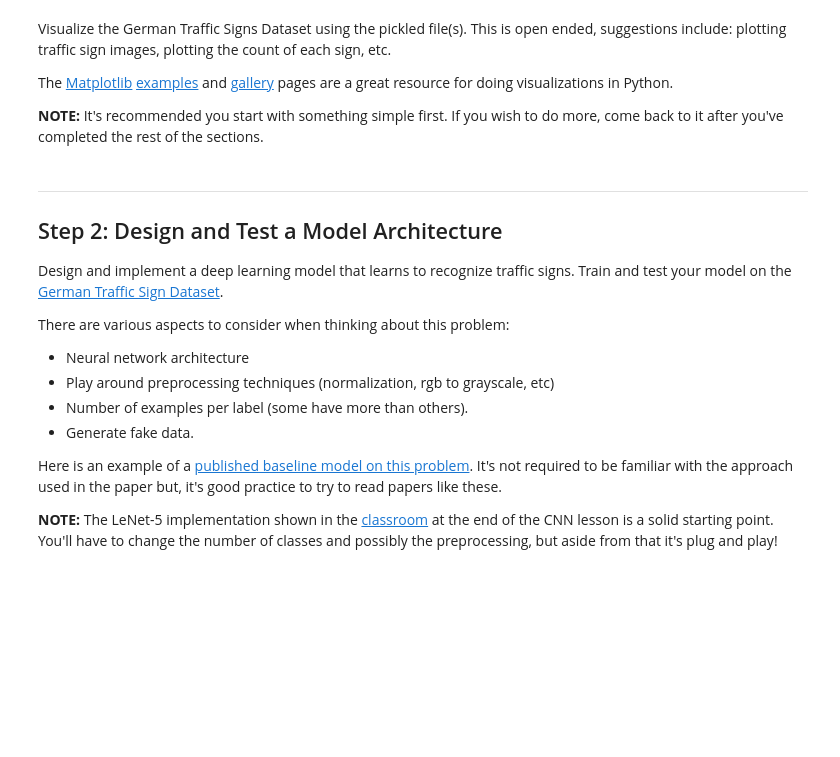
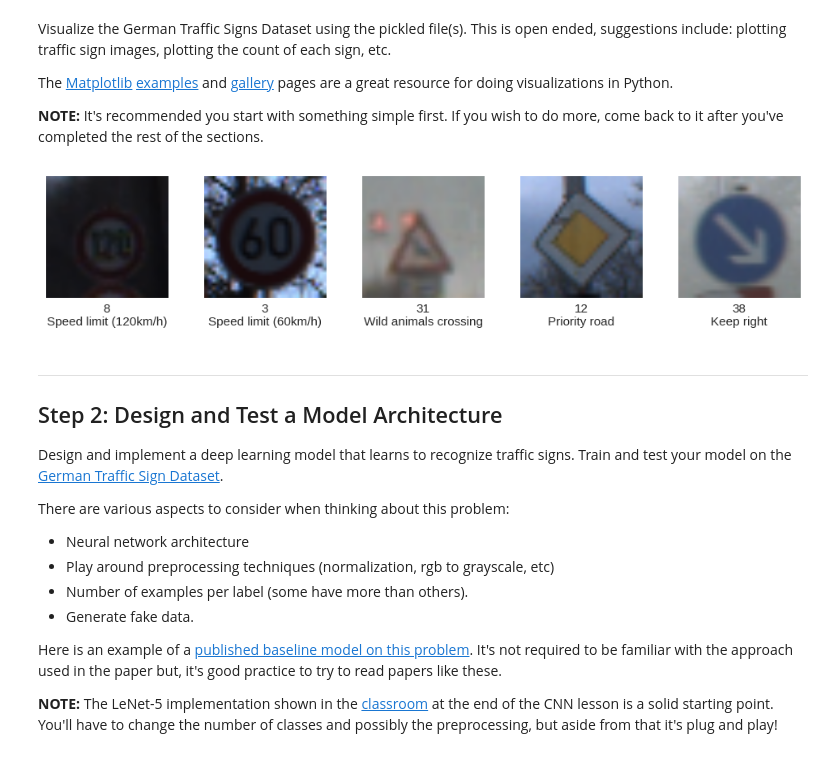
Before and after one commit to neoestod/Traffic-Sign-Classifier, a Jupyter notebook: Traffic_Sign_Classifier.ipynb, the cells around one changed output. Drawn from its saved outputs; the diff is of its cells as text; code cells hidden in the pictures; blank space fills up the shorter version.

```diff
--- a/Traffic_Sign_Classifier.ipynb
+++ b/Traffic_Sign_Classifier.ipynb
@@ -92,0 +79,37 @@ import matplotlib.pyplot as plt
+# %%
+### import and extract the signnames
+signnames = []
+with open('signnames.csv', newline='') as csvfile:
+    signname_file = csv.reader(csvfile)
+    next(signname_file, None)
+    for row in signname_file:
+        signnames.append(row[1])
+# %%
+def plot_img(images, labels, pred_labels=None):
+    '''
+    images - 5 given images to plotted
+    labels - true labels of images
+    pred_labels - predicted labels
+    Creates a 1x5 plot for given images'''
+
+    f, axes = plt.subplots(1,5,figsize=(12, 3))
+    f.subplots_adjust(wspace=.3)
+    for i, ax in enumerate(axes.flat):
+        ax.imshow(images[i])
+        #sinplot()
+
+        if pred_labels is None:
+            xlabel = "{}\n{}".format(labels[i], signnames[labels[i]])
+        else:
+            xlabel = "given {}: {}\npredicate {}: {}".format(labels[i], signnames[labels[i]],
+                                                             pred_labels[i], signnames[pred_labels[i]])
+
+        ax.set_xlabel(xlabel)
+        #remove ticks from the plot
+        ax.set_xticks([])
+        ax.set_yticks([])
+# %%
+images = np.random.choice(len(X_train),5)
+plot_img(X_train[images], y_train[images])
+# %% [output]
+[figure, added]
```
Also changed, not shown: parts of 28 cells of this notebook.
